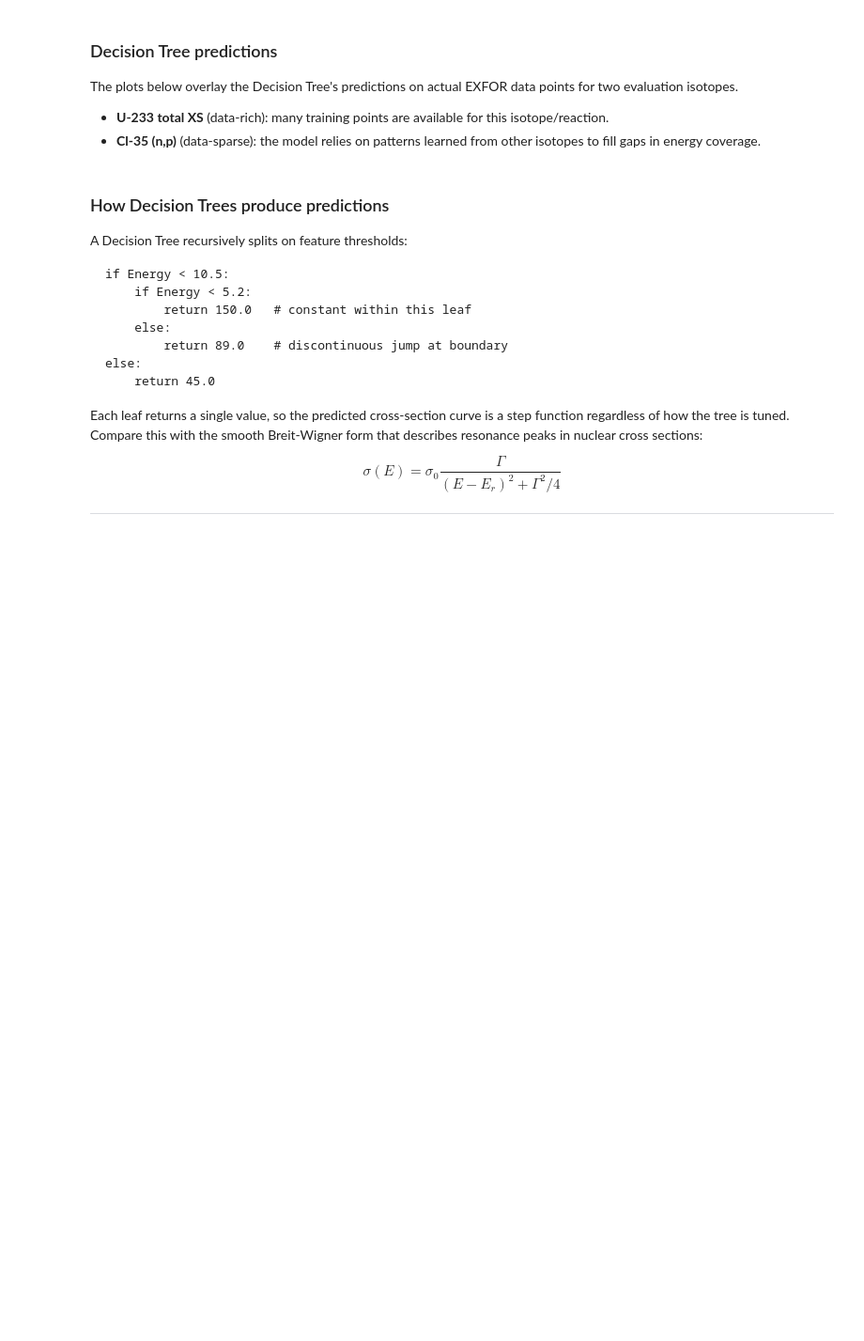
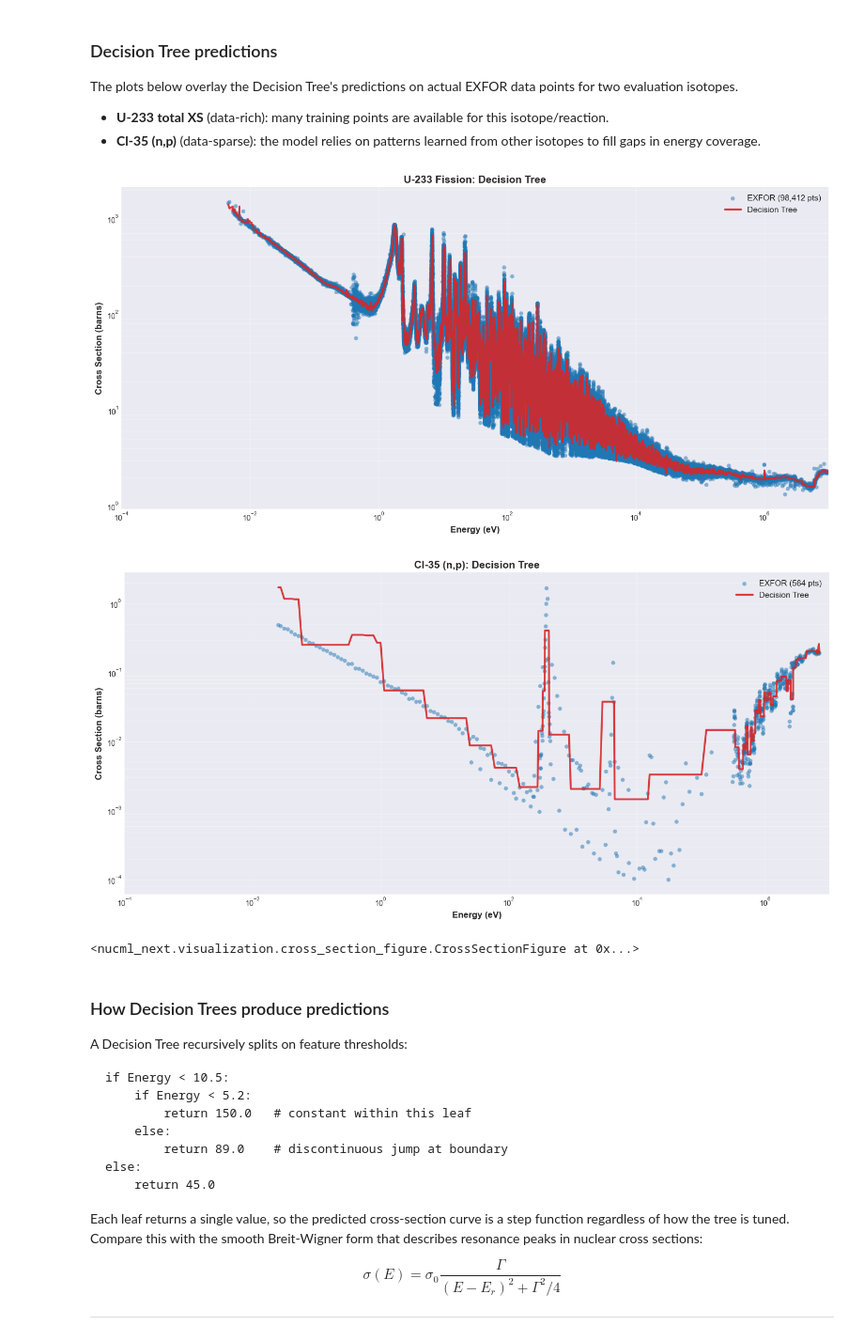
Before and after one commit to nickcampbell225/NUCML-Next, a Jupyter notebook: notebooks/00_Baselines_and_Limitations.ipynb, the cells around one changed output. Shown at 94% size. Cells and saved outputs as stored; diff of their text form; code cells hidden in the pictures; blank space fills up the shorter version.

```diff
--- a/notebooks/00_Baselines_and_Limitations.ipynb
+++ b/notebooks/00_Baselines_and_Limitations.ipynb
@@ -732,7 +849,7 @@ DT_MSL_STEP = 1            # choices: 1, 2, 3, ..., 12
 DT_MIN_IMPURITY_DECREASE = 0.0
 
 # Bayesian search budget (only used when DT_OPTIMIZATION_METHOD = 'bayesian')
-DT_MAX_EVALS = 200         # number of hyperopt trials
+DT_MAX_EVALS = 5         # number of hyperopt trials
 
 # ============================================================================
 # VALIDATION STRATEGY
@@ -893,36 +1099,38 @@ df_plot = df_tier
 # The ThresholdExplorer only shows points with a valid z_score.
 # Points without z_score (groups too small for MAD computation) may include
 # un-assessed outliers.  Drop them so the scatter matches the explorer.
 if 'z_score' in dataset_full.df.columns:
     _scored_idx = dataset_full.df.index[dataset_full.df['z_score'].notna()]
     _n_before = len(df_plot)
     df_plot = df_plot.loc[df_plot.index.isin(_scored_idx)]
     _n_dropped = _n_before - len(df_plot)
     if _n_dropped > 0:
         print(f"[z_score filter] Removed {_n_dropped:,} unscored points "
               f"({_n_before:,} \u2192 {len(df_plot):,})")
 
 # ── Combine training + holdout for visualization ─────────────────────────────
 if df_holdout is not None and len(df_holdout) > 0:
     df_plot_all = pd.concat([df_plot, df_holdout], ignore_index=True)
     print(f"[Holdout included] Combined {len(df_plot):,} training + "
           f"{len(df_holdout):,} holdout = {len(df_plot_all):,} total for plotting")
 else:
     df_plot_all = df_plot
 
-# Create plotter (ENDF_DIR defined in Configuration cell)
 plotter_dt = IsotopePlotter(
     training_df=df_plot_all,
     models={'Decision Tree': dt_model},
     energy_range=(E_MIN_PLOT, E_MAX_PLOT),
-    endf_dir=ENDF_DIR,
 )
 
 # U-233 Total XS (data-rich)
-plotter_dt.plot(Z=92, A=233, MT=1)
+plotter_dt.plot(Z=92, A=233, MT=18)
 
 # Cl-35 (n,p) (data-sparse)
 plotter_dt.plot(Z=17, A=35, MT=103)
+# %% [output]
+[figure, added]
+[figure, added]
+<nucml_next.visualization.cross_section_figure.CrossSectionFigure at 0x...>
 # %% [markdown]
 ### How Decision Trees produce predictions
 
```
Also changed, not shown: parts of 11 cells of this notebook, 6 other files.
